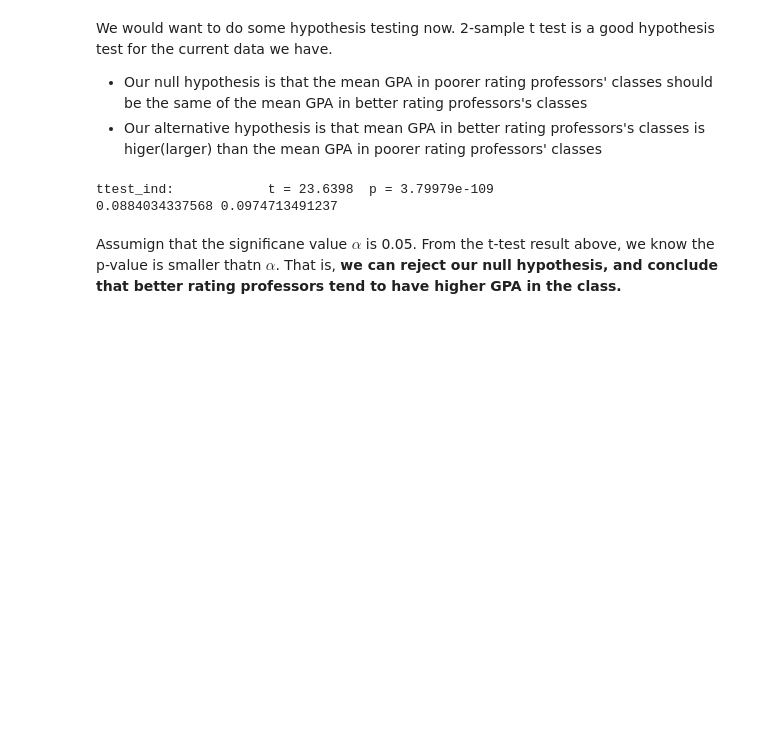
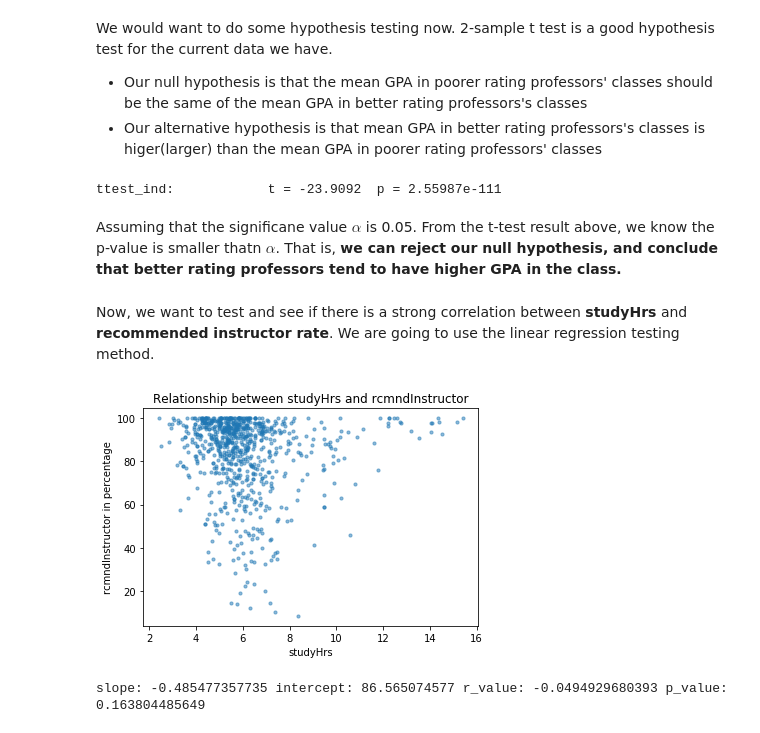
Before and after one commit to TomDonoghue/Pr_026, a Jupyter notebook: Pr_026_HackathonSubmission.ipynb, the cells around one changed output. Saved outputs shown, nothing was run; the diff lists cells and outputs as text; code cells hidden in the pictures; blank space fills up the shorter version.

Commit message:
did more possible tests and analysis

```diff
--- a/Pr_026_HackathonSubmission.ipynb
+++ b/Pr_026_HackathonSubmission.ipynb
@@ -175,11 +194,37 @@ The data we got above is raw data. We have to clean it now by omitting rows wher
+# %%
+#define a function that can take characters off from recommendation rate
+def getRcmndData(dataFrame, column ):
+    for k in range(len(dataFrame[column])):
+        y = dataFrame[column][k]
+        y = y.split(" ")[0]
+        dataFrame.loc[k,(column)] = y
+
+    #set to numeric value
+    dataFrame[column] = pd.to_numeric(dataFrame[column])
+    k = 0 #rest k
+    return dataFrame
 # %%
 #converts the strings from enroll and evalMade to int
 dfT.enroll = pd.to_numeric(dfT.enroll)
 dfT.evalMade = pd.to_numeric(dfT.evalMade)
 #drops classes with N/a grade distributions
-dfT = dfT[dfT.avgGradeRecieved != 'N/A']
+dfT = dfT[dfT.avgGradeReceived != 'N/A']
 #drops classes with less than 40% evals made
 dfT = dfT[dfT.evalMade/dfT.enroll > .40]
 dfT = dfT.reset_index(drop=True)
-cogsClassNum = ['20A', '20B', '20C', '20F', '1' , '14A' , '101A' , '102A' , '107A', '7']
-dfT = dfT[dfT['courseNum'].isin(cogsClassNum)]
+allClassNum = ['20A', '20B', '20C', '20F', '1' , '14A' , '101A' , '102A' ,
+               '107A', '7', '2', '3', '4', '140A', '102', '100', '101', '105']
+
+dfT = dfT[dfT['courseNum'].isin(allClassNum)]
+dfT = dfT.reset_index(drop = True)
+
+#take off characters for avgGradeExpected and avgGradeReceivedavgGradeRecieved
+dfT = getAvgGradeData(dfT, 'avgGradeReceived')
+dfT = getAvgGradeData(dfT, 'avgGradeExpected')
+
+#convert studyHrs to int
+dfT.studyHrs = pd.to_numeric(dfT.studyHrs)
+
+#take off characters for rcmndClass and recmndInstructor
+dfT = getRcmndData(dfT, 'rcmndClass')
+dfT = getRcmndData(dfT, 'rcmndInstructor')
@@ -574,11 +613,28 @@ We would want to do some hypothesis testing now. 2-sample t test is a good hypot
 *  Our alternative hypothesis is that mean GPA in better rating professors's classes is higer(larger) than the mean GPA in poorer rating professors' classes
 # %%
 #If True, perform a standard independent 2 sample test that assumes equal population
-t, p = stats.ttest_ind(good_students_GPA, bad_students_GPA)
+t, p = stats.ttest_ind(myarray, myarray2)
 print("ttest_ind:            t = %g  p = %g" % (t, p))
-print( np.std(bad_students_GPA), np.std(good_students_GPA) )
+#print( np.std(bad_students_GPA), np.std(good_students_GPA) )
 # %% [output]
-ttest_ind:            t = 23.6398  p = 3.79979e-109
-0.0884034337568 0.0974713491237
+ttest_ind:            t = -23.9092  p = 2.55987e-111
 # %% [markdown]
-Assumign that the significane value $\alpha$ is 0.05. From the t-test result above, we know the p-value is smaller thatn $\alpha$. That is, **we can reject our null hypothesis, and conclude that better rating professors tend to have higher GPA in the class.**
+Assuming that the significane value $\alpha$ is 0.05. From the t-test result above, we know the p-value is smaller thatn $\alpha$. That is, **we can reject our null hypothesis, and conclude that better rating professors tend to have higher GPA in the class.**
+# %% [markdown]
+Now, we want to test and see if there is a strong correlation between **studyHrs** and **recommended instructor rate**. We are going to use the linear regression testing method.
+# %%
+#plot scatterplot between studyHrs and Instructor rate
+area = 10
+
+#plotting
+plt.scatter(dfT.studyHrs, dfT.rcmndInstructor, s=area, alpha=0.5)
+plt.title('Relationship between studyHrs and rcmndInstructor')
+plt.xlabel('studyHrs')
+plt.ylabel('rcmndInstructor in percentage')
+
+plt.show()
+slope, intercept, r_value, p_value, std_err = stats.linregress(dfT.studyHrs,dfT.rcmndInstructor)
+print ("slope:", slope, "intercept:", intercept, "r_value:", r_value, "p_value:", p_value)
+# %% [output]
+[figure, added]
+slope: -0.485477357735 intercept: 86.565074577 r_value: -0.0494929680393 p_value: 0.163804485649
```
Also changed, not shown: parts of 20 cells of this notebook.
